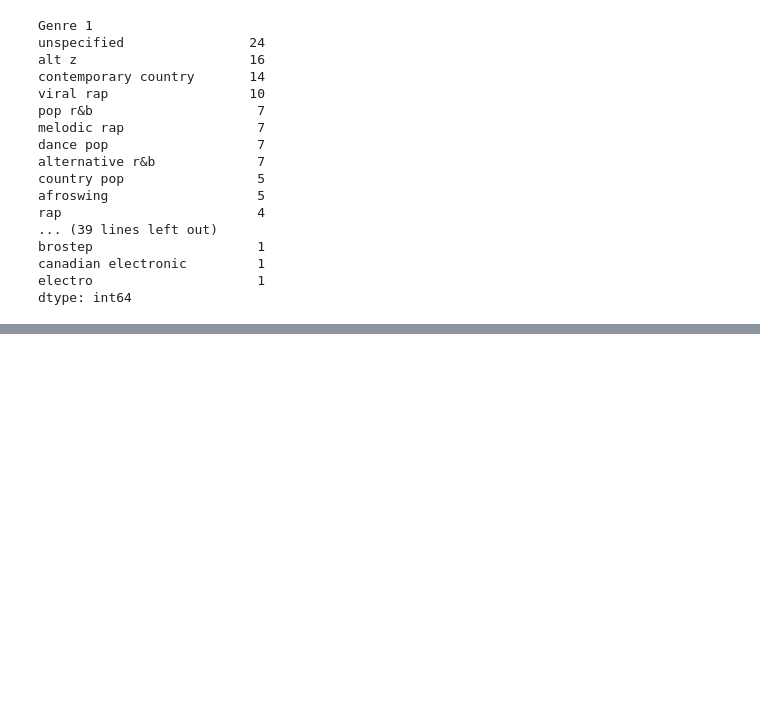
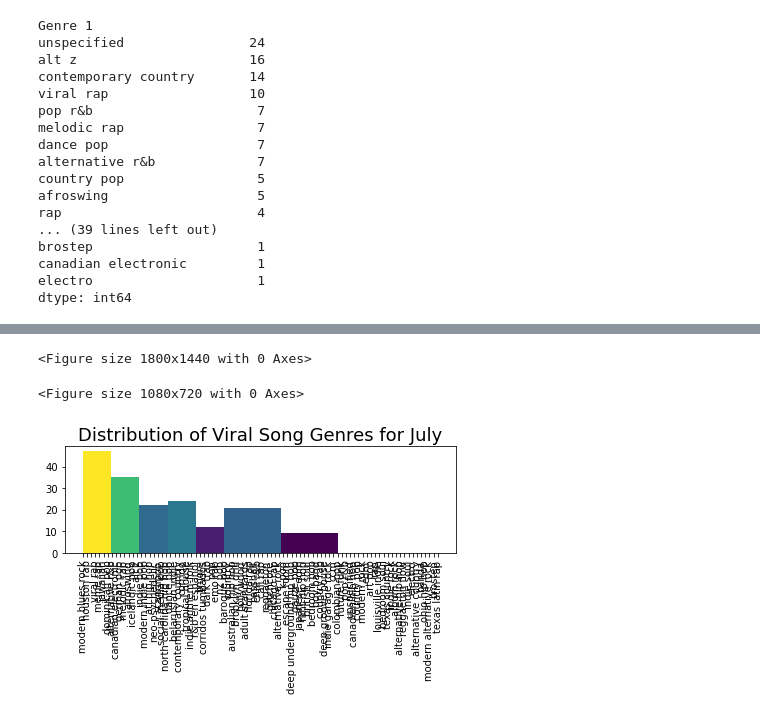
Before and after one commit to Teablee/project-one, a Jupyter notebook: spotify_working.ipynb, the cells around one changed output, grey strips where cells are left out. Saved outputs shown, nothing was run; the diff lists cells and outputs as text; code cells hidden in the pictures; blank space fills up the shorter version.

```diff
--- a/spotify_working.ipynb
+++ b/spotify_working.ipynb
@@ -330,8 +330,9 @@ Index 799 genre not found... skipped
 | 3 | 3 | 4 | ROCKSTAR (feat. Roddy Ricch) | DaBaby | 10028561 | https://open.spotify.com/track/7y... | regional-us-weekly-2020-05-01--20... | May | 2020-05-01 | 18 | ... |
 | 4 | 4 | 5 | Savage Remix (feat. Beyoncé) | Megan Thee Stallion | 8965215 | https://open.spotify.com/track/5v... | regional-us-weekly-2020-05-01--20... | May | 2020-05-01 | 18 | ... |
 # %%
-for index, row in viral_df.iterrows():
+new_july_viral_df=july_viral_df.copy()
+for index, row in new_may_viral_df.iterrows():
     if row['Genre 1'] == "" :
-        viral_df.loc[index, 'Genre 1'] = "unspecified"
+        new_july_viral_df.loc[index, 'Genre 1'] = "unspecified"
 
-viral_df.value_counts('Genre 1')
+new_july_viral_df.value_counts('Genre 1')
@@ -337,0 +455,3 @@ viral_df.value_counts('Genre 1')
+# %%
+new_july_viral_df_dropped = new_july_viral_df.drop(["Unnamed: 0"], axis=1)
+new_july_viral_df_dropped.head()
@@ -337,0 +697,32 @@ viral_df.value_counts('Genre 1')
+# %%
+from matplotlib import colors
+#https://matplotlib.org/stable/gallery/statistics/hist.html
+plt.gcf().set_size_inches(25,20)
+plt.figure(figsize=[15, 10])
+# plt.figure(figsize=(15, 10))
+fig, axs = plt.subplots(1, tight_layout=True)
+# figsize=(25, 15)
+# N is the count in each bin, bins is the lower-limit of the bin
+N, bins, patches = axs.hist(category2, bins='auto')
+# N, bins, patches = axs[1].hist(category2, bins='auto')
+# We'll color code by height, but you could use any scalar
+fracs = N / N.max()
+
+# we need to normalize the data to 0..1 for the full range of the colormap
+norm = colors.Normalize(fracs.min(), fracs.max())
+
+# Now, we'll loop through our objects and set the color of each accordingly
+for thisfrac, thispatch in zip(fracs, patches):
+    color = plt.cm.viridis(norm(thisfrac))
+    thispatch.set_facecolor(color)
+
+# We can also normalize our inputs by the total number of counts
+axs.hist(category1, bins='auto', density=True)
+plt.xticks(rotation=90)
+plt.title("Distribution of Viral Song Genres for July", size=18)
+
+plt.show()
+# %% [output]
+<Figure size 1800x1440 with 0 Axes>
+<Figure size 1080x720 with 0 Axes>
+[figure, added]
```
Also changed, not shown: parts of 33 cells of this notebook, 2 other files.
